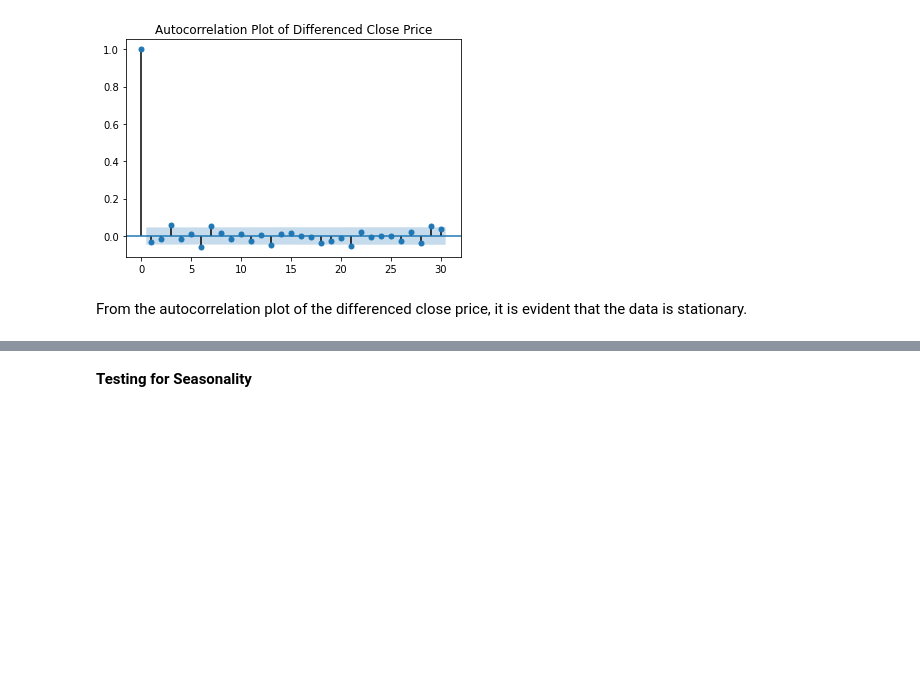
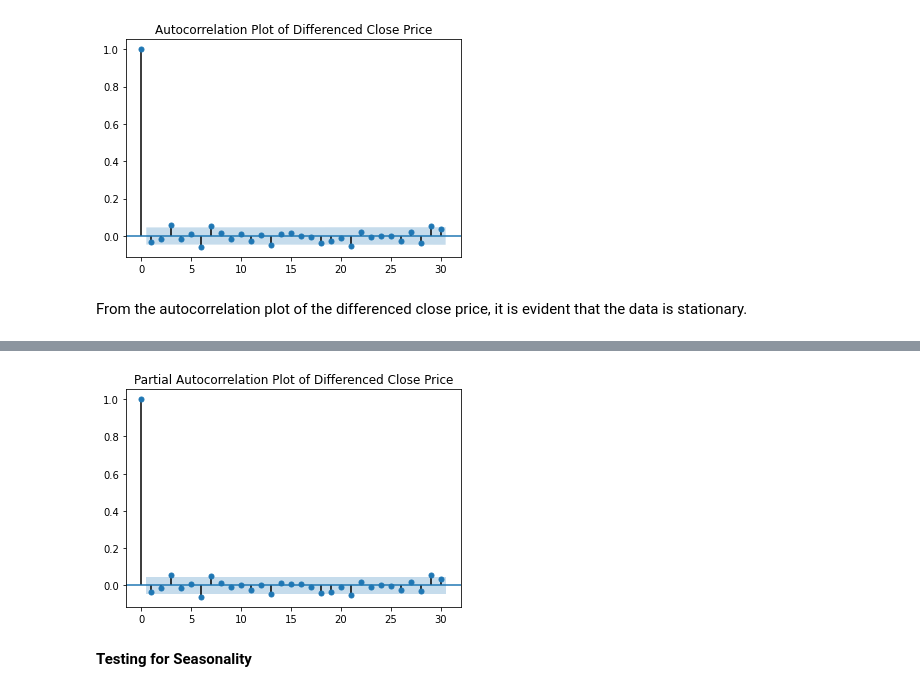
Before and after one commit to melaniaczobit/Predicting-AstraZeneca-Stock-Movement, a Jupyter notebook: AstraZeneca_Stock_Prices.ipynb, the cells around one changed output, grey strips where cells are left out. Cells and saved outputs as stored; diff of their text form; code cells hidden in the pictures; blank space fills up the shorter version.

```diff
--- a/AstraZeneca_Stock_Prices.ipynb
+++ b/AstraZeneca_Stock_Prices.ipynb
@@ -294,3 +300,7 @@ From the autocorrelation plot of the differenced close price, it is evident that
+# %%
+plot_pacf(train['Close_diff'], lags=30, title='Partial Autocorrelation Plot of Differenced Close Price');
+# %% [output]
+[figure, added]
 # %% [markdown]
 **Testing for Seasonality**
 # %%
```
Also changed, not shown: parts of 9 cells of this notebook.
